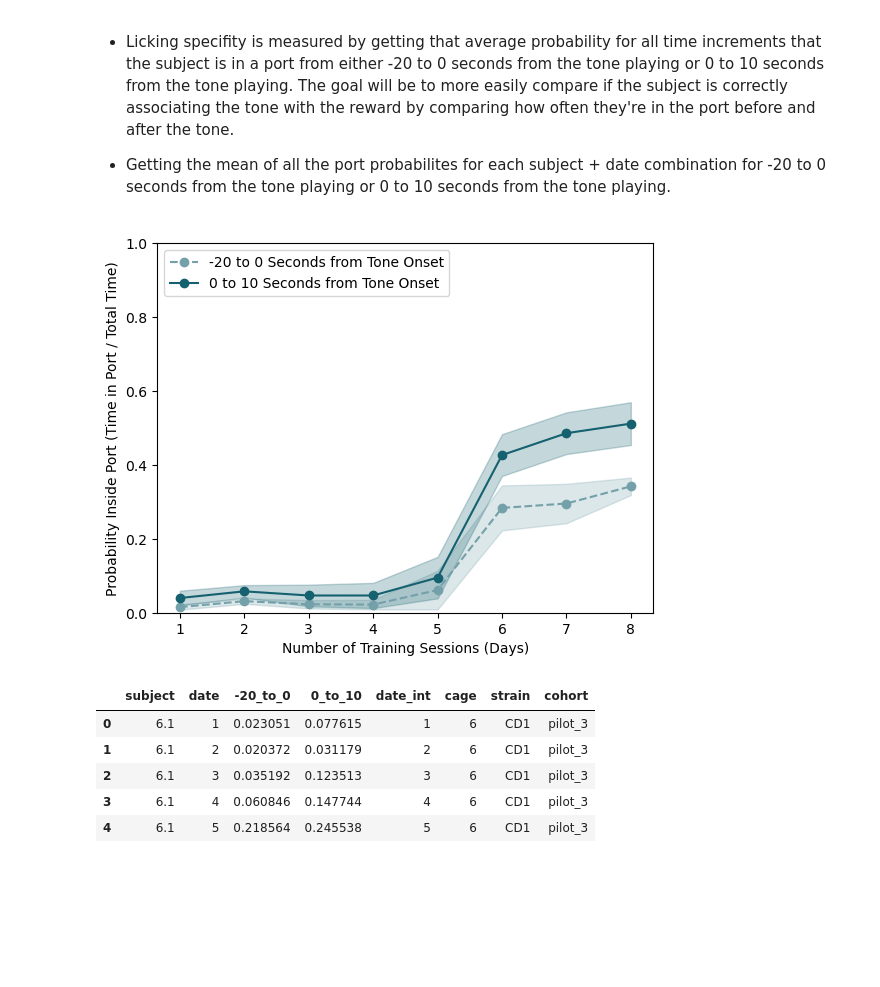
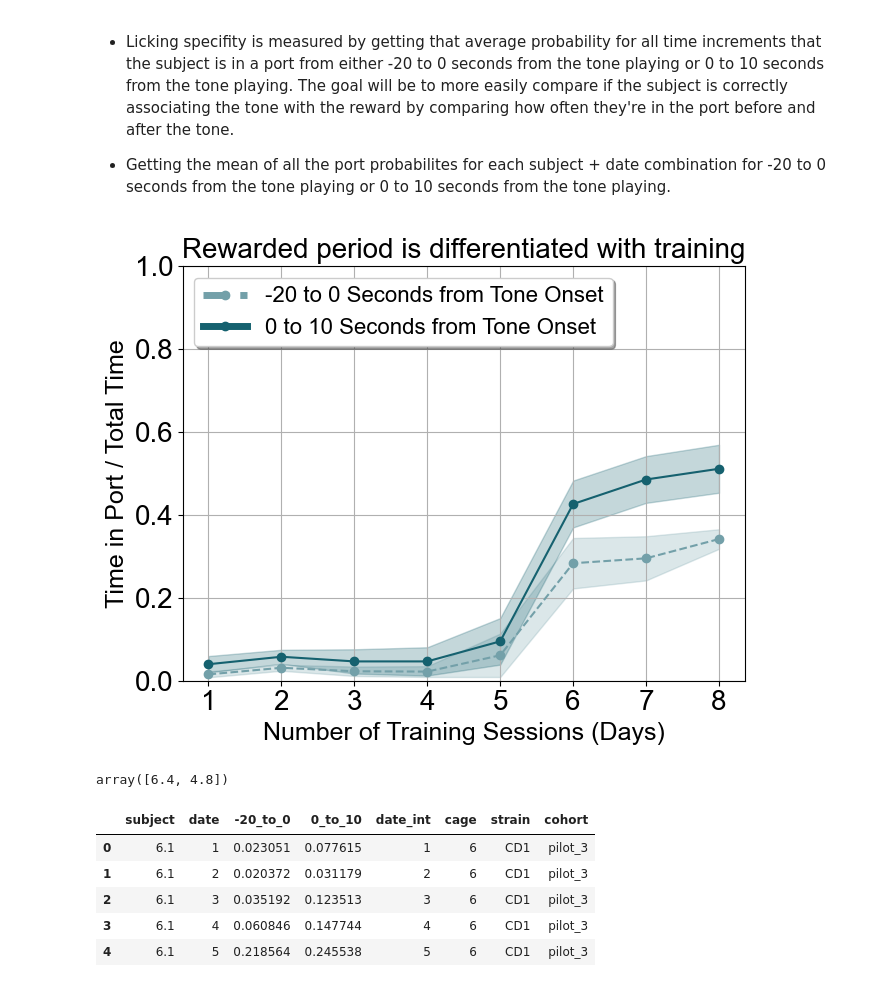
Before and after one commit to padillacoreanolab/behavioral_dataframe_processing, a Jupyter notebook: results/2023_02_14_pilot_3_reward_training/pilot_3/03_calculating_port_entry_precision.ipynb, the cells around one changed output. Cells and saved outputs as stored; diff of their text form; code cells hidden in the pictures; blank space fills up the shorter version.

```diff
--- a/results/2023_02_14_pilot_3_reward_training/pilot_3/03_calculating_port_entry_precision.ipynb
+++ b/results/2023_02_14_pilot_3_reward_training/pilot_3/03_calculating_port_entry_precision.ipynb
@@ -838,9 +860,7 @@ all_colors = ["#73a0a9", "#64919a", "#55828b", "#47737c", "#39656e", "#2a5760",
 fig, ax = plt.subplots()
 # plt.rcParams["figure.figsize"] = (13.5,7.5)
 
-ax.set_xlabel("Time After the Start of the Tone (Seconds)")
-ax.set_ylabel("Probability Inside Port (Time in Port / Total Time)")
-# ax.set_title("Subjects Learned that the Tone Signals a Reward".format(cohort))
+
 counter = 0
 
 for key in sorted(cd1_col_to_increment_probability.keys()):
@@ -852,16 +872,28 @@ for key in sorted(cd1_col_to_increment_probability.keys()):
 
 plt.axvline(x=5, label="Reward Dispensed", c="red")
 
+ax.set_xlabel("Time after the start of the tone (S)", fontsize = AXESLABEL)
+ax.set_ylabel("Time in Port / Total Time", fontsize = AXESLABEL)
+ax.set_title("Subjects associate tone with reward".format(cohort), fontsize = TITLESIZE)
 ax.set_ylim(0, 1)
-legend = plt.legend(loc="upper left")
+plt.xticks(fontsize=AXESTICKS)
+plt.yticks(fontsize=AXESTICKS)
+plt.tight_layout()
+ax.grid()
+
+
+# legend = plt.legend(fontsize=LEGSIZE, ncol=1, fancybox=True, shadow=True, loc='center left', bbox_to_anchor=(0.95, 0.5))
+# legend = plt.legend(fontsize=LEGSIZE, ncol=5, fancybox=True, shadow=True, bbox_to_anchor=(0.5, -0.2), loc='upper center')
+legend = plt.legend(fontsize=LEGSIZE, ncol=1, fancybox=True, shadow=True, loc='upper right', columnspacing=0.4, labelspacing = 0.05, bbox_to_anchor=(0.53, 1.02))
+
 
 # set the linewidth of each legend object
 for legobj in legend.legendHandles:
     legobj.set_linewidth(5.0)
 
 file_name = "probability_inside_port_cage_6.svg".format(cohort, cage_numbers_for_title, subject_id, earliest_date, latest_date)
-plt.savefig(os.path.join("./proc", file_name))
+plt.savefig(os.path.join("./proc", file_name), bbox_inches='tight' )
 file_name = "probability_inside_port_cage_6.png".format(cohort, cage_numbers_for_title, subject_id, earliest_date, latest_date)
-plt.savefig(os.path.join("./proc", file_name))
+plt.savefig(os.path.join("./proc", file_name), bbox_inches='tight')
 plt.show()
 # %% [output]
@@ -920,34 +958,40 @@ strain_to_time_to_color["C57"]["0_to_10"] = "#ffaf00"
 # %%
 fig, ax = plt.subplots()
 # plt.rcParams["figure.figsize"] = (8,3)
 
 counter = 0
 for strain in licking_specifity_df["strain"].unique():
     mean_strain_df = strain_mean_licking_specifity_df[strain_mean_licking_specifity_df["strain"] == strain]
     sem_strain_df = strain_sem_licking_specifity_df[strain_sem_licking_specifity_df["strain"] == strain]
 
     ax.plot(mean_strain_df["date_int"], mean_strain_df["-20_to_0"], '--o', color=strain_to_time_to_color[strain]["-20_to_0"], label="-20 to 0 Seconds from Tone Onset".format(strain))
     ax.plot(mean_strain_df["date_int"], mean_strain_df["0_to_10"], '-o', color=strain_to_time_to_color[strain]["0_to_10"], label="0 to 10 Seconds from Tone Onset".format(strain))
 
     ax.fill_between(mean_strain_df["date_int"], mean_strain_df["-20_to_0"]-sem_strain_df["-20_to_0"], \
                     mean_strain_df["-20_to_0"]+sem_strain_df["-20_to_0"], \
                    alpha=.25, color=strain_to_time_to_color[strain]["-20_to_0"])
     ax.fill_between(mean_strain_df["date_int"], mean_strain_df["0_to_10"]-sem_strain_df["0_to_10"], \
                     mean_strain_df["0_to_10"]+sem_strain_df["0_to_10"], \
                    alpha=.25, color=strain_to_time_to_color[strain]["0_to_10"])
-
-ax.set_xlabel("Number of Training Sessions (Days)")
-ax.set_ylabel("Probability Inside Port (Time in Port / Total Time)")
-# ax.set_title("Licking Specificity Increases Over Time".format(cohort))
+plt.xticks(fontsize=AXESTICKS)
+plt.yticks(fontsize=AXESTICKS)
+plt.tight_layout()
+ax.set_xlabel("Number of Training Sessions (Days)", fontsize = AXESLABEL)
+ax.set_ylabel("Time in Port / Total Time", fontsize = AXESLABEL)
+ax.set_title("Rewarded period is differentiated with training".format(cohort), fontsize = TITLESIZE)
+ax.grid()
 
 ax.set_ylim(0, 1)
 
-ax.legend(loc="upper left")
+legend = plt.legend(fontsize=LEGSIZE, loc='upper left', ncol=1, fancybox=True, shadow=True)
+# set the linewidth of each legend object
+for legobj in legend.legendHandles:
+    legobj.set_linewidth(5.0)
 
 file_name = "licking_specifity_cage_6.svg".format(cohort, cage_numbers_for_title, earliest_date, latest_date)
-plt.savefig(os.path.join("./proc", file_name))
+plt.savefig(os.path.join("./proc", file_name), bbox_inches='tight')
 file_name = "licking_specifity_cage_6.png".format(cohort, cage_numbers_for_title, earliest_date, latest_date)
-plt.savefig(os.path.join("./proc", file_name))
+plt.savefig(os.path.join("./proc", file_name), bbox_inches='tight')
 plt.show()
 # %% [output]
-[figure, old version]
+[figure, new version]
@@ -954,3 +1000,7 @@ plt.show()
+# %%
+size
+# %% [output]
+array([6.4, 4.8])
 # %%
 licking_specifity_df["cohort"] = cohort
 # %%
```
Also changed, not shown: parts of 10 cells of this notebook, 1 other file.
